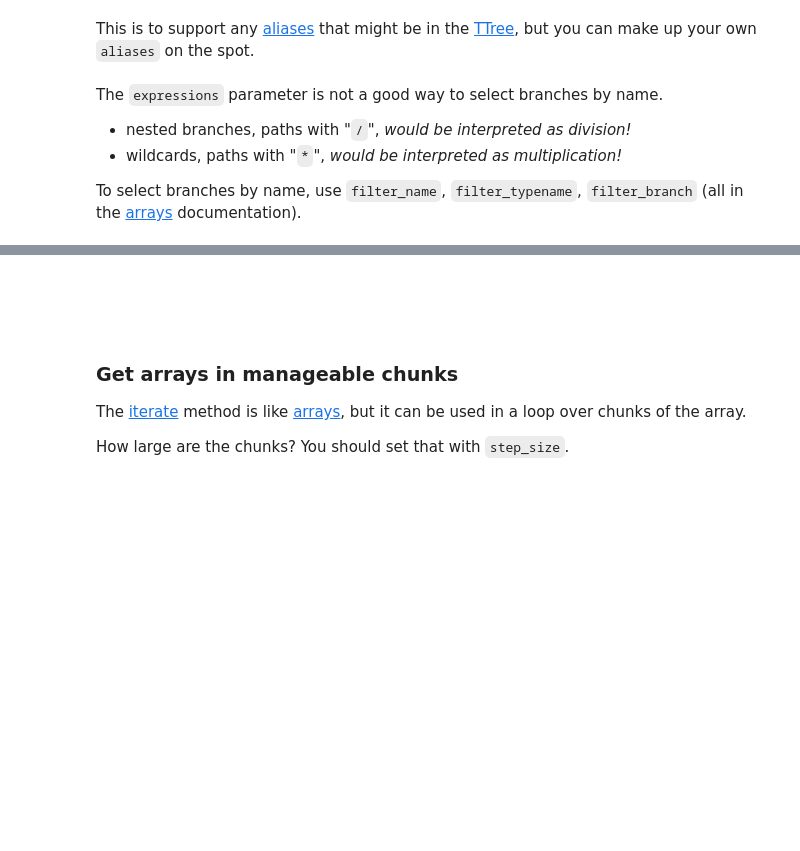
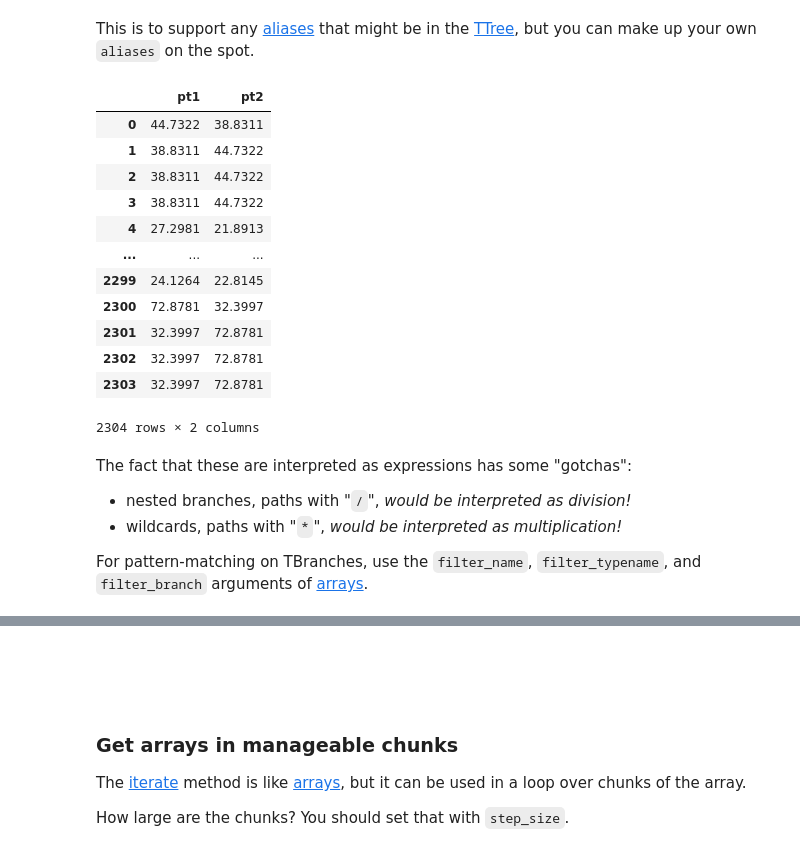
Before and after one commit to jpivarski-talks/2021-07-06-pyhep-uproot-awkward-tutorial, a Jupyter notebook: uproot-awkward-tutorial.ipynb, the cells around one changed output, grey strips where cells are left out. Cells and saved outputs as stored; diff of their text form; code cells hidden in the pictures; blank space fills up the shorter version.

```diff
--- a/uproot-awkward-tutorial.ipynb
+++ b/uproot-awkward-tutorial.ipynb
@@ -439,13 +699,31 @@ zmumu.arrays(["sqrt(px1**2 + py1**2)", "sqrt(px2**2 + py2**2)"], library="pd")
 # %% [markdown]
 This is to support any [aliases](https://uproot.readthedocs.io/en/latest/uproot.behaviors.TTree.TTree.html#aliases) that might be in the [TTree](https://uproot.readthedocs.io/en/latest/uproot.behaviors.TTree.TTree.html), but you can make up your own `aliases` on the spot.
 # %%
-zmumu.arrays(["pt1", "pt2"], {"pt1": "sqrt(px1**2 + py1**2)", "pt2": "sqrt(px2**2 + py2**2)"}, library="pd")
+zmumu.arrays(
+    ["pt1", "pt2"],
+    {"pt1": "sqrt(px1**2 + py1**2)", "pt2": "sqrt(px2**2 + py2**2)"},
+    library="pd",
+)
+# %% [output]
+|  | pt1 | pt2 |
+| 0 | 44.7322 | 38.8311 |
+| 1 | 38.8311 | 44.7322 |
+| 2 | 38.8311 | 44.7322 |
+| 3 | 38.8311 | 44.7322 |
+| 4 | 27.2981 | 21.8913 |
+| ... | ... | ... |
+| 2299 | 24.1264 | 22.8145 |
+| 2300 | 72.8781 | 32.3997 |
+| 2301 | 32.3997 | 72.8781 |
+| 2302 | 32.3997 | 72.8781 |
+| 2303 | 32.3997 | 72.8781 |
+2304 rows × 2 columns
 # %% [markdown]
-The `expressions` parameter is not a good way to select branches by name.
+The fact that these are interpreted as expressions has some "gotchas":
 
    * nested branches, paths with "`/`", _would be interpreted as division!_
    * wildcards, paths with "`*`", _would be interpreted as multiplication!_
 
-To select branches by name, use `filter_name`, `filter_typename`, `filter_branch` (all in the [arrays](https://uproot.readthedocs.io/en/latest/uproot.behaviors.TBranch.HasBranches.html#arrays) documentation).
+For pattern-matching on TBranches, use the `filter_name`, `filter_typename`, and `filter_branch` arguments of [arrays](https://uproot.readthedocs.io/en/latest/uproot.behaviors.TBranch.HasBranches.html#arrays).
 # %%
 zmumu.arrays(filter_name="p[xyz]*", library="pd")
```
Also changed, not shown: parts of 99 cells of this notebook, 4 other files.
